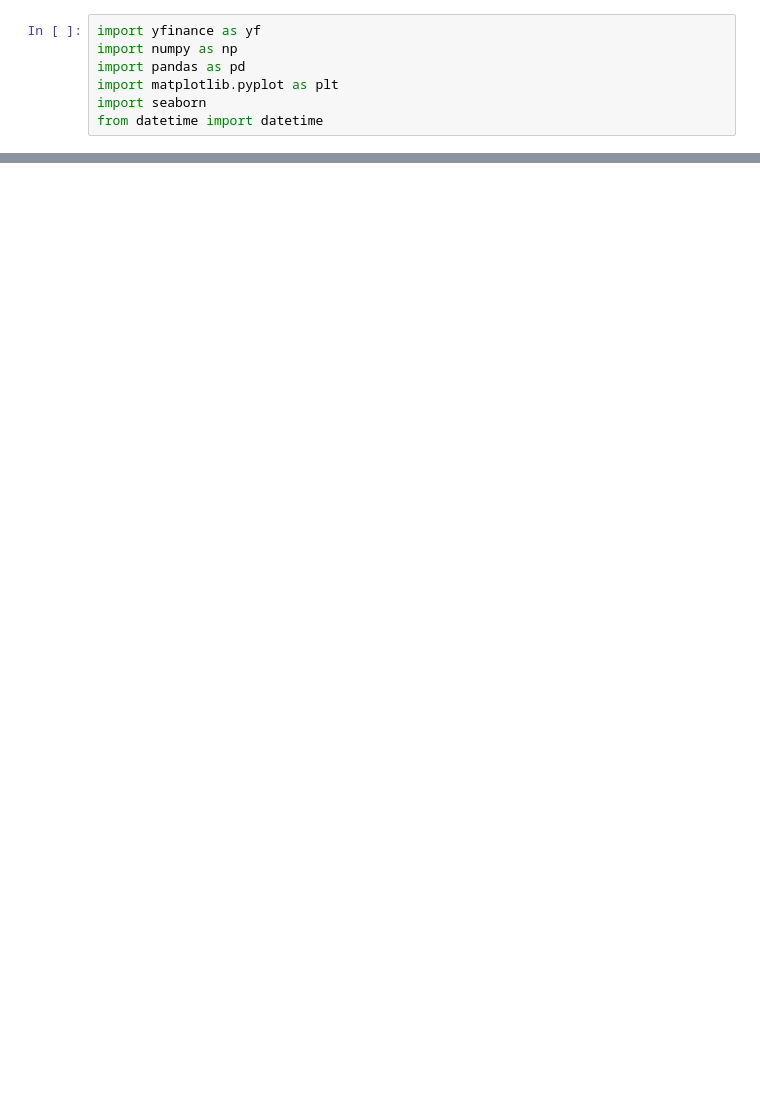
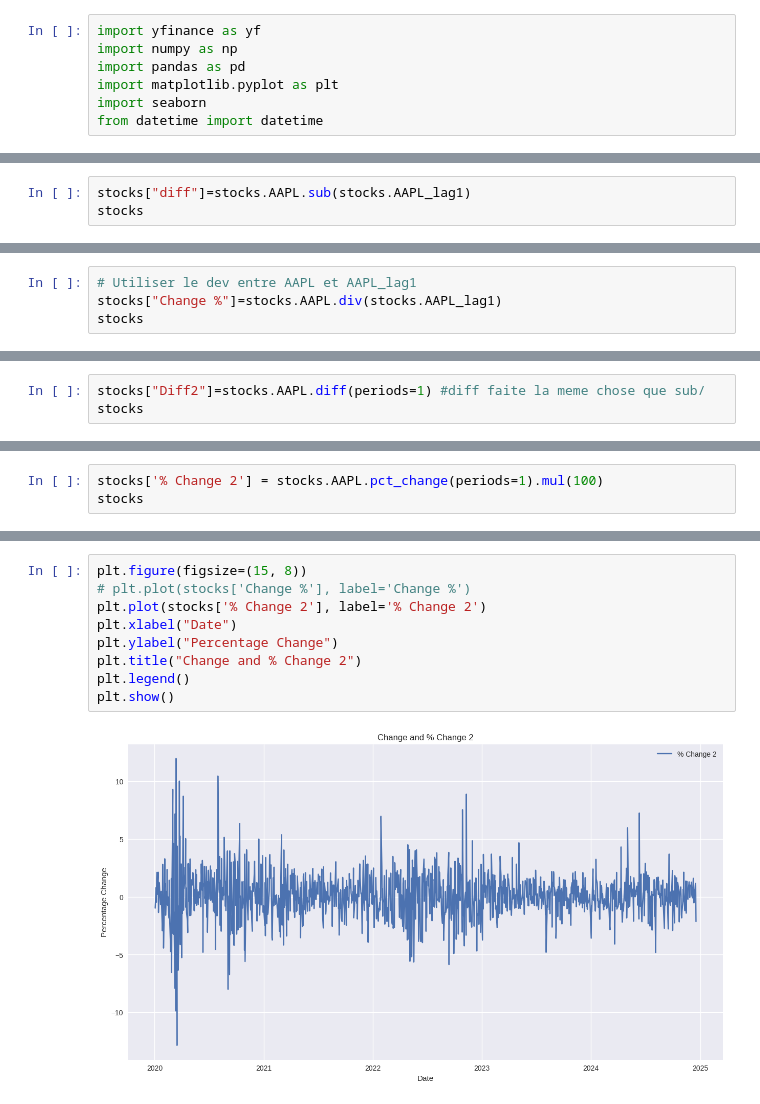
Before and after one commit to aghilas-smail/Aghilas_org, a Jupyter notebook: Algorthmic trading python/Trade.ipynb, the cells around one changed output, grey strips where cells are left out. Saved outputs shown, nothing was run; the diff lists cells and outputs as text; blank space fills up the shorter version.

```diff
--- a/Algorthmic trading python/Trade.ipynb
+++ b/Algorthmic trading python/Trade.ipynb
@@ -103,0 +201,3 @@ plt.show()
+# %%
+stocks["diff"]=stocks.AAPL.sub(stocks.AAPL_lag1)
+stocks
@@ -103,0 +219,4 @@ plt.show()
+# %%
+# Utiliser le dev entre AAPL et AAPL_lag1
+stocks["Change %"]=stocks.AAPL.div(stocks.AAPL_lag1)
+stocks
@@ -103,0 +238,3 @@ plt.show()
+# %%
+stocks["Diff2"]=stocks.AAPL.diff(periods=1) #diff faite la meme chose que sub/
+stocks
@@ -103,0 +256,3 @@ plt.show()
+# %%
+stocks['% Change 2'] = stocks.AAPL.pct_change(periods=1).mul(100)
+stocks
@@ -103,0 +274,11 @@ plt.show()
+# %%
+plt.figure(figsize=(15, 8))
+# plt.plot(stocks['Change %'], label='Change %')
+plt.plot(stocks['% Change 2'], label='% Change 2')
+plt.xlabel("Date")
+plt.ylabel("Percentage Change")
+plt.title("Change and % Change 2")
+plt.legend()
+plt.show()
+# %% [output]
+[figure, added]
```
Also changed, not shown: parts of 18 cells of this notebook.
